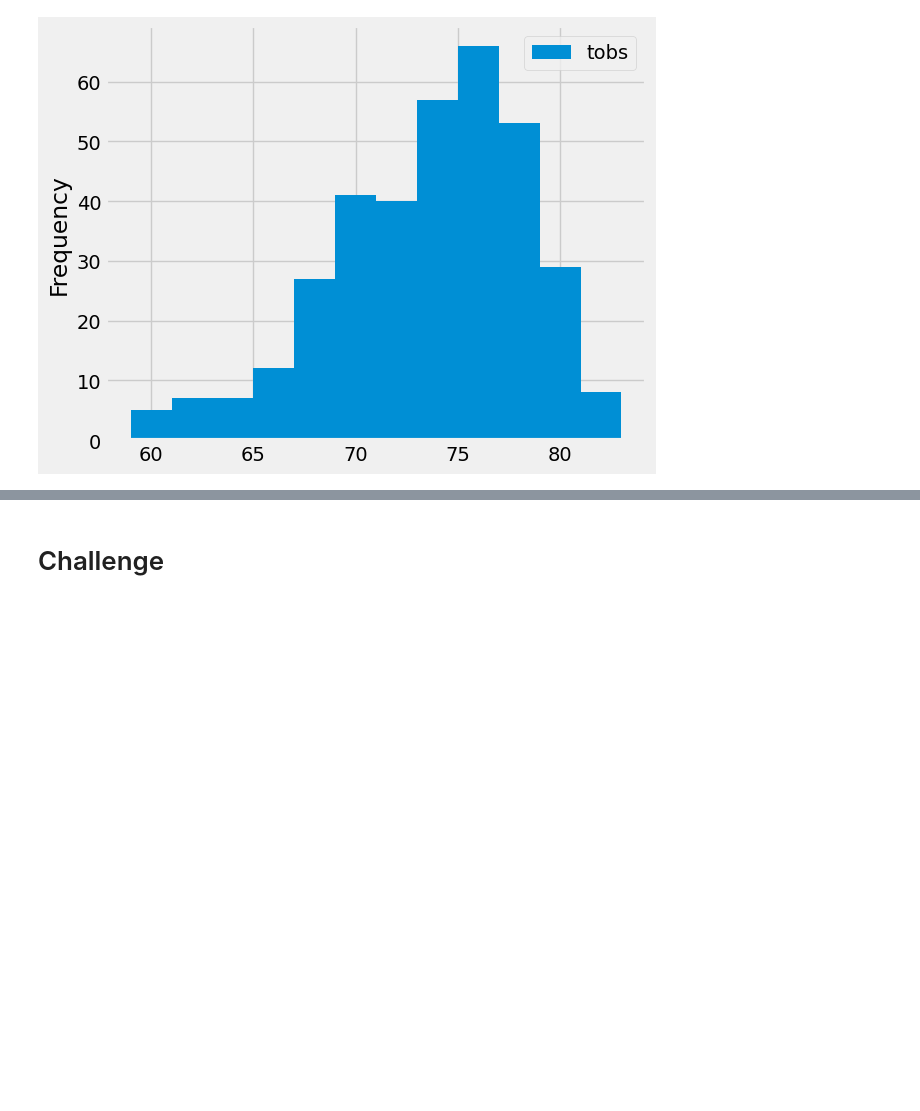
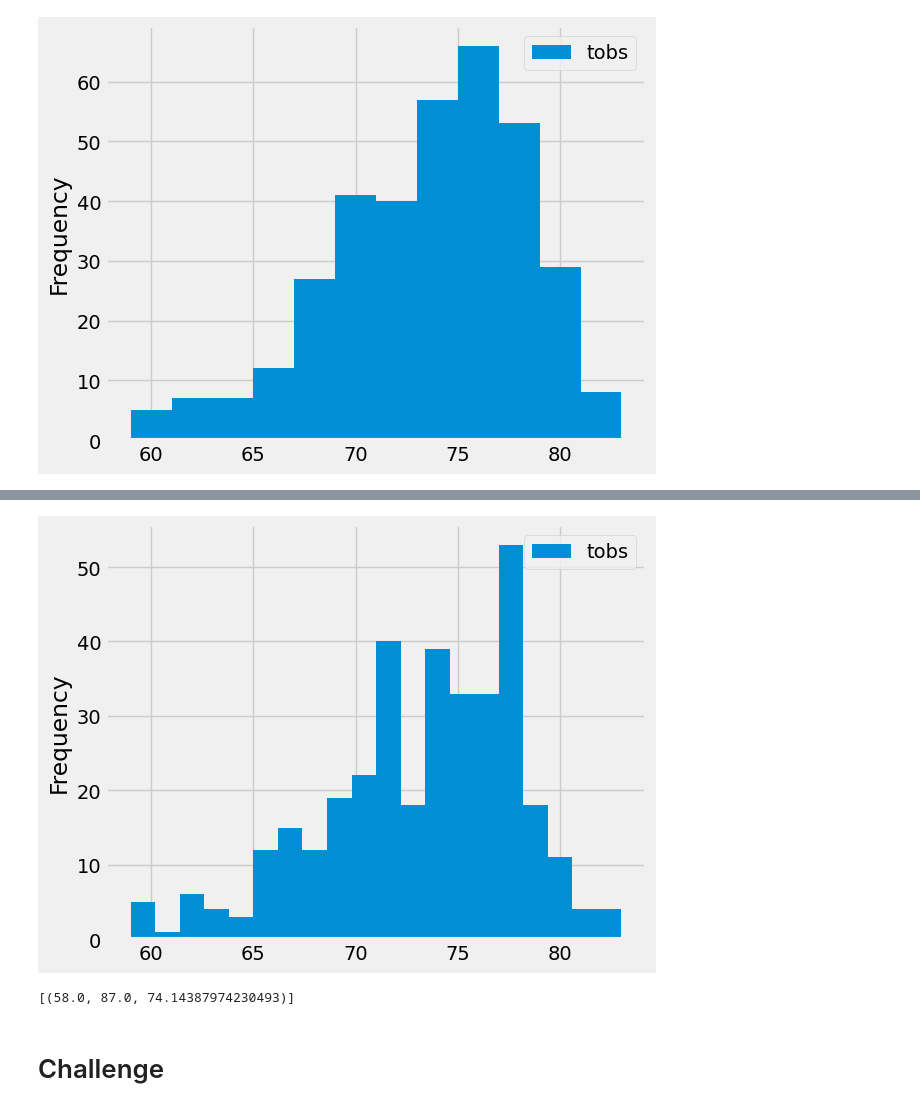
Before and after one commit to priyan2115/surfs_up, a Jupyter notebook: climate_analysis.ipynb, the cells around one changed output, grey strips where cells are left out. Saved outputs shown, nothing was run; the diff lists cells and outputs as text; code cells hidden in the pictures; blank space fills up the shorter version.

```diff
--- a/climate_analysis.ipynb
+++ b/climate_analysis.ipynb
@@ -171,5 +177,20 @@ plt.tight_layout()
+# %%
+#skill drill adjiust bins no to 5 and 20
+highest_no_of_temp_observation_df.plot.hist(bins=20)
+plt.tight_layout()
+# %% [output]
+[figure, added]
 # %%
 # Write a function called `calc_temps` that will accept start date and end date in the format '%Y-%m-%d'
 # and return the minimum, average, and maximum temperatures for that range of dates
+
+def calc_temps(start_date,end_date):
+    c_results=session.query(func.min(Measurment.tobs),func.max(Measurment.tobs),func.avg(Measurment.tobs)).\
+                filter(Measurment.date>=start_date).\
+                filter(Measurment.date<=end_date).all()
+    return c_results
+calc_temps('2017-01-01','2017-12-31')
+# %% [output]
+[(58.0, 87.0, 74.14387974230493)]
 # %% [markdown]
 # Challenge
```
Also changed, not shown: parts of 2 cells of this notebook, 1 other file.
